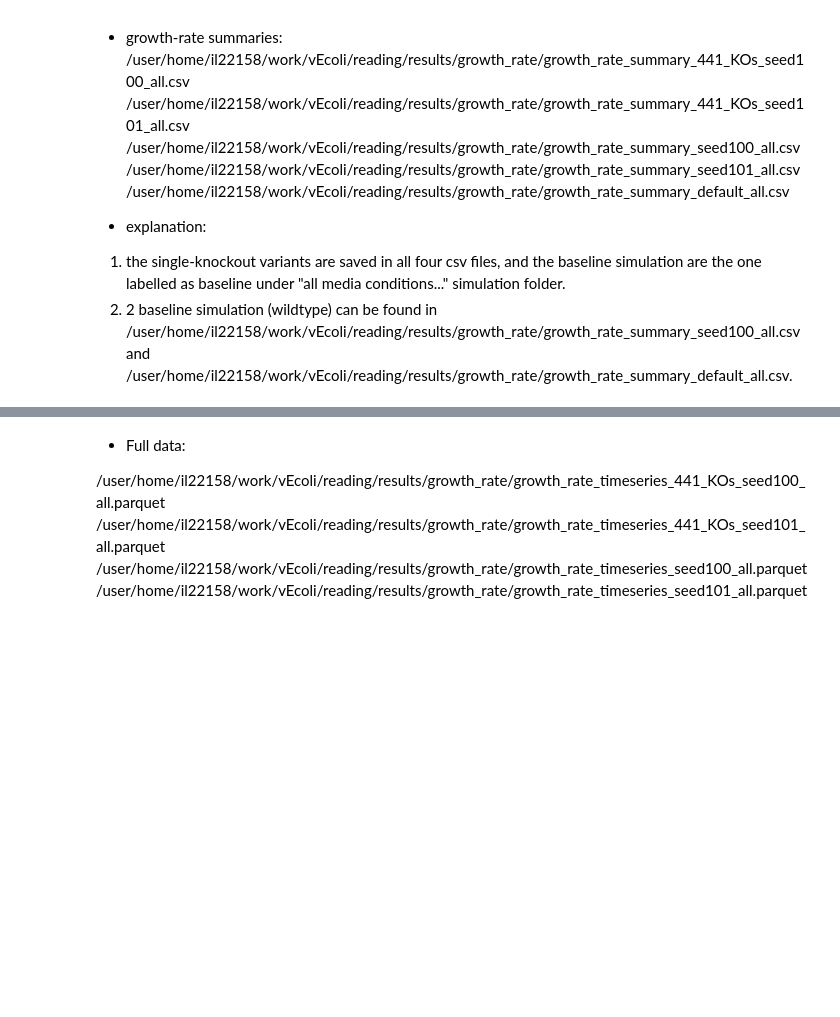
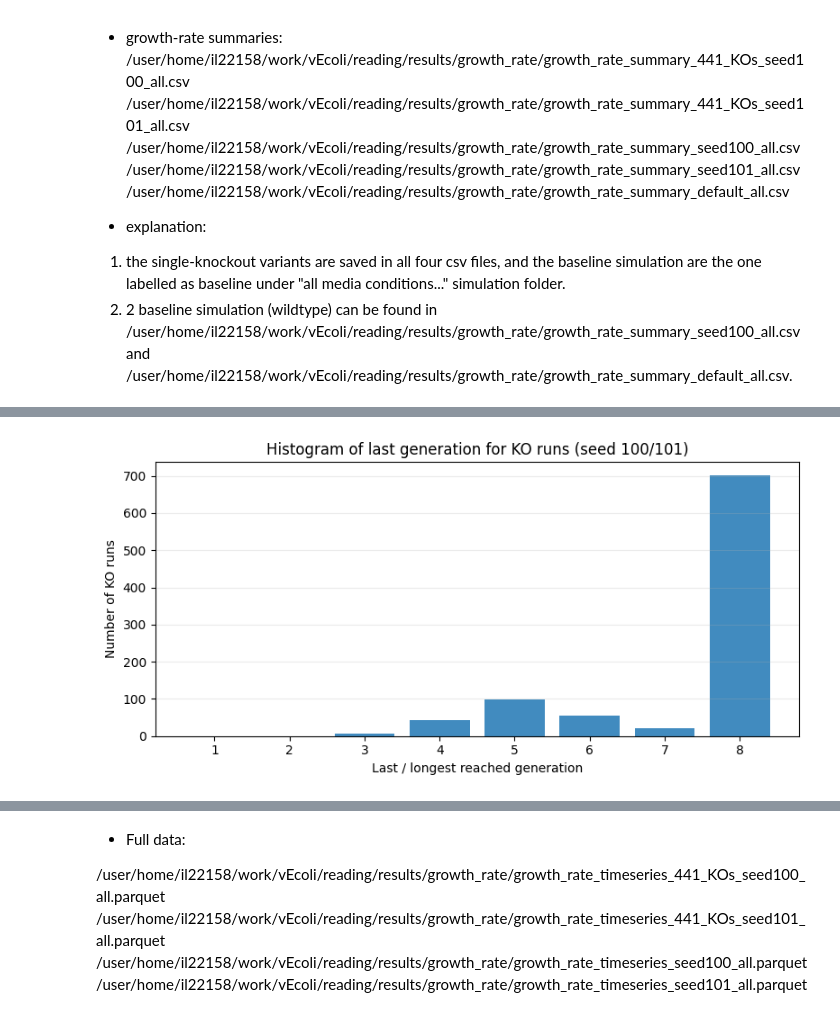
Before and after one commit to katha815/vEcoli-Local, a Jupyter notebook: surrogate/baseline_growth_rate.ipynb, the cells around one changed output, grey strips where cells are left out. Drawn from its saved outputs; the diff is of its cells as text; code cells hidden in the pictures; blank space fills up the shorter version.

```diff
--- a/surrogate/baseline_growth_rate.ipynb
+++ b/surrogate/baseline_growth_rate.ipynb
@@ -53,0 +537,98 @@ Assumptions and consequences
+# %%
+from pathlib import Path
+
+import pandas as pd
+import matplotlib.pyplot as plt
+
+# -------------------------
+# Build histogram of last generation from existing KO detail output
+# -------------------------
+OUT_DIR = Path('/user/home/il22158/work/vEcoli/surrogate/results')
+OUT_DIR.mkdir(parents=True, exist_ok=True)
+
+KO_DETAIL_PATH = OUT_DIR / 'ko_runs_with_success_generation.csv'
+if not KO_DETAIL_PATH.exists():
+    raise FileNotFoundError(
+        f'Missing required file: {KO_DETAIL_PATH}. Run the KO summary cell first.'
+    )
+
+ko_df = pd.read_csv(KO_DETAIL_PATH)
+required_cols = ['project', 'variant', 'lineage_seed']
+for c in required_cols:
+    if c not in ko_df.columns:
+        raise KeyError(f"Column '{c}' not found in {KO_DETAIL_PATH}. Available columns: {list(ko_df.columns)}")
+
+ko_df['lineage_seed'] = pd.to_numeric(ko_df['lineage_seed'], errors='coerce').astype('Int64')
+ko_df['variant'] = pd.to_numeric(ko_df['variant'], errors='coerce').astype('Int64')
+
+# KO-only seed scope requested: keep 100/101 (baseline seed 0 excluded)
+ko_df = ko_df[ko_df['lineage_seed'].isin([100, 101])].copy()
+
+# One row per KO simulation run
+run_keys = (
+    ko_df[['project', 'variant', 'lineage_seed', 'gene_id', 'max_success_generation']]
+    .dropna(subset=['project', 'variant', 'lineage_seed'])
+    .copy()
+)
+
+# If max_success_generation is missing, rebuild from folders
+if 'max_success_generation' not in run_keys.columns or run_keys['max_success_generation'].isna().all():
+    OUT_ROOT = Path('/user/home/il22158/work/vEcoli/out')
+
+    def generation_dir(project: str, variant: int, lineage_seed: int, generation: int) -> Path:
+        return (
+            OUT_ROOT
+            / str(project)
+            / 'success'
+            / f'experiment_id={project}'
+            / f'variant={int(variant)}'
+            / f'lineage_seed={int(lineage_seed)}'
+            / f'generation={int(generation)}'
+        )
+
+    def max_existing_generation(project: str, variant: int, lineage_seed: int, max_gen: int = 8) -> int:
+        for g in range(max_gen, 0, -1):
+            if generation_dir(project, variant, lineage_seed, g).exists():
+                return g
+        return 0
+
+    base_runs = run_keys[['project', 'variant', 'lineage_seed', 'gene_id']].drop_duplicates().copy()
+    base_runs['project'] = base_runs['project'].astype(str)
+    base_runs['variant'] = base_runs['variant'].astype(int)
+    base_runs['lineage_seed'] = base_runs['lineage_seed'].astype(int)
+    base_runs['max_success_generation'] = [
+        max_existing_generation(r.project, r.variant, r.lineage_seed, max_gen=8)
+        for r in base_runs.itertuples(index=False)
+    ]
+    run_keys = base_runs
+else:
+    run_keys['max_success_generation'] = pd.to_numeric(run_keys['max_success_generation'], errors='coerce').fillna(0).astype(int)
+    run_keys = run_keys[['project', 'variant', 'lineage_seed', 'gene_id', 'max_success_generation']].drop_duplicates().copy()
+
+# Histogram for generation 1..8
+hist_df = run_keys[run_keys['max_success_generation'].between(1, 8)].copy()
+missing_all = int((run_keys['max_success_generation'] == 0).sum())
+if missing_all > 0:
+    print(f'Runs with no detected success generation folder (0): {missing_all}')
+
+counts = (
+    hist_df['max_success_generation']
+    .value_counts()
+    .reindex(range(1, 9), fill_value=0)
+    .rename_axis('last_generation')
+    .reset_index(name='n_runs')
+)
+
+print('Table: KO run counts by last/longest generation (1-8).')
+display(counts)
+
+plt.figure(figsize=(8, 4))
+plt.bar(counts['last_generation'], counts['n_runs'], color='#1f77b4', alpha=0.85)
+plt.xticks(range(1, 9))
+plt.xlabel('Last / longest reached generation')
+plt.ylabel('Number of KO runs')
+plt.title('Histogram of last generation for KO runs (seed 100/101)')
+plt.grid(axis='y', alpha=0.25)
+plt.tight_layout()
+plt.show()
+# %% [output]
@@ -53,0 +645 @@ Assumptions and consequences
+[figure, added]
```
Also changed, not shown: parts of 26 cells of this notebook, 7 other files.
